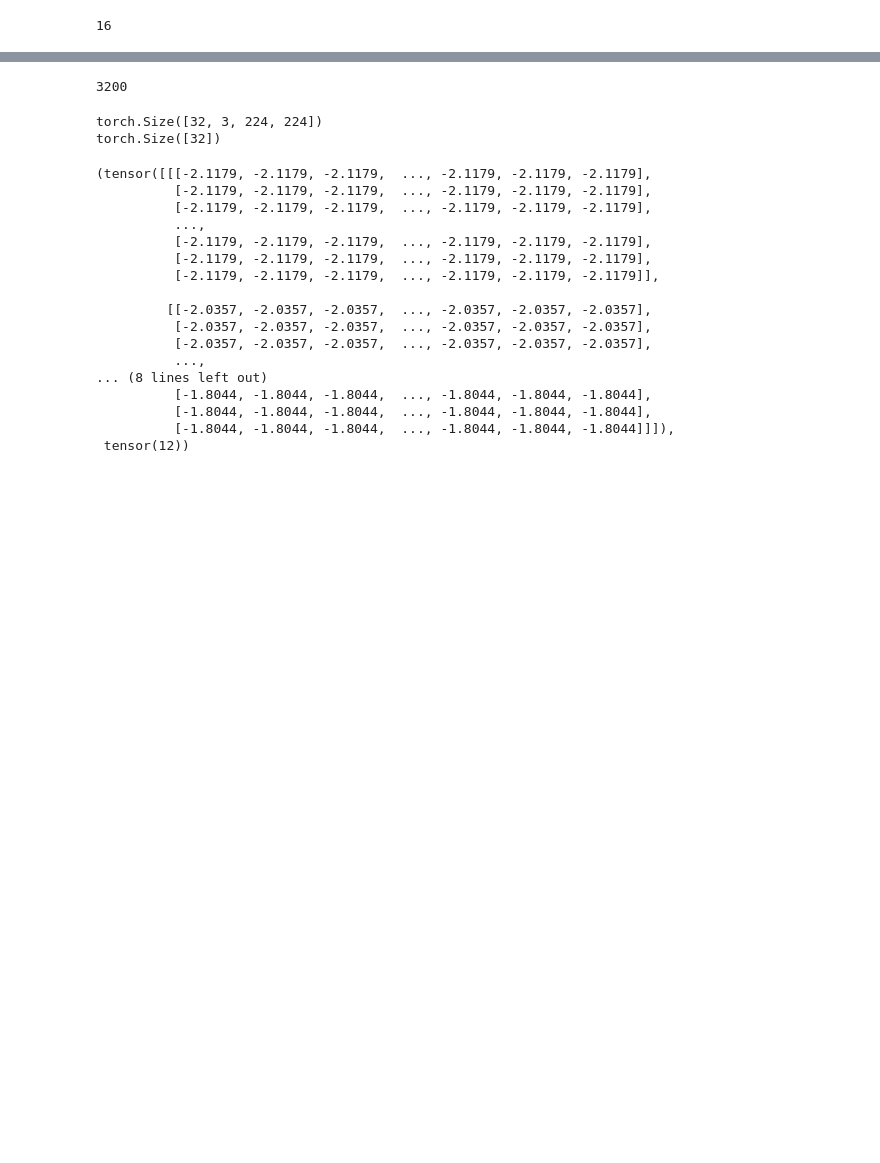
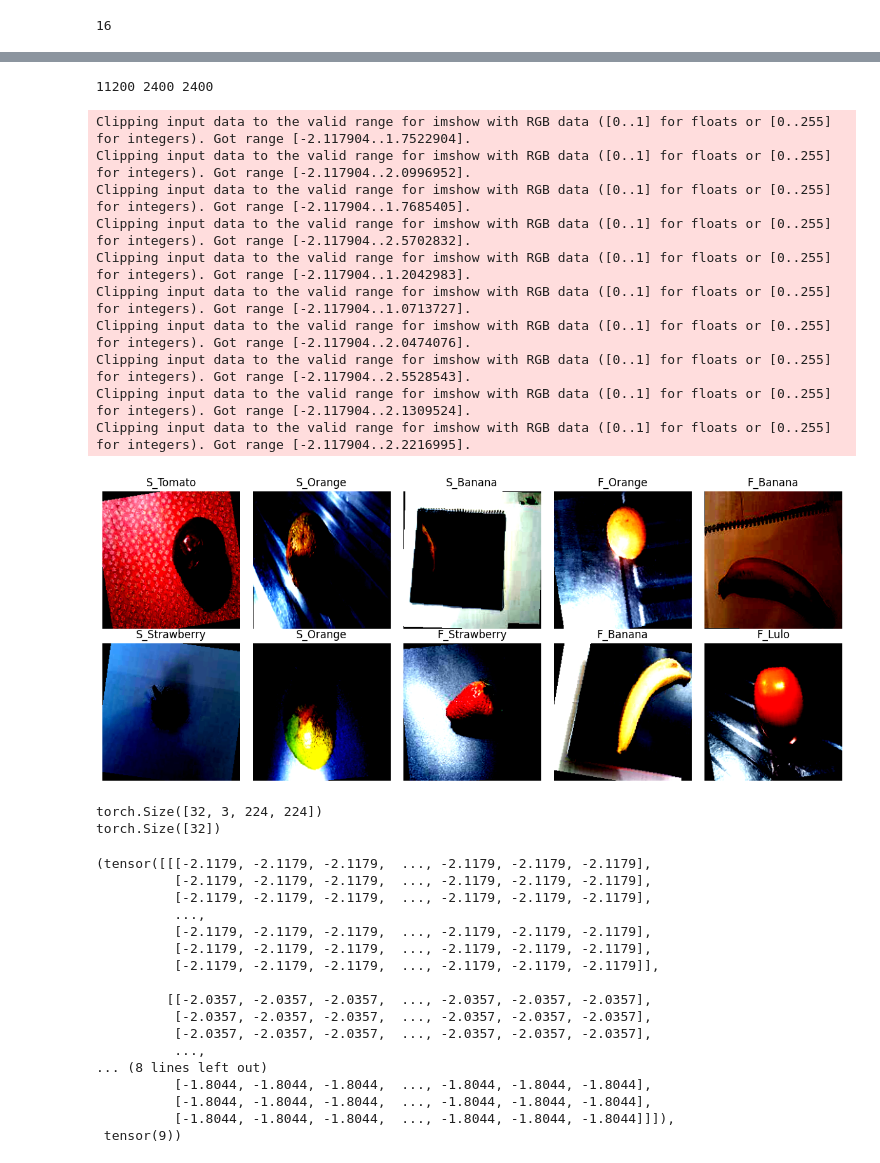
Before and after one commit to kritikacodes15/FreshHarvests_Logistics, a Jupyter notebook: training.ipynb, the cells around one changed output, grey strips where cells are left out. Drawn from its saved outputs; the diff is of its cells as text; code cells hidden in the pictures; blank space fills up the shorter version.

```diff
--- a/training.ipynb
+++ b/training.ipynb
@@ -60,5 +56,0 @@ train_size
-# %%
-val_size = int(len(dataset) - train_size)
-val_size
-# %% [output]
-3200
@@ -68 +57,11 @@ train_dataset, val_dataset = random_split(dataset, [train_size, val_size]) # spl
+# %%
+train_size = int(0.7 * len(dataset))
+val_size   = int(0.15 * len(dataset))
+test_size  = len(dataset) - train_size - val_size
+from torch.utils.data import random_split
+train_dataset, val_dataset, test_dataset = random_split(dataset, [train_size, val_size, test_size]) # splitting the image dataset into training and validataion dataset
+# %%
+print(len(train_dataset), len(val_dataset), len(test_dataset))
+# %% [output]
+11200 2400 2400
 # %%
@@ -71,3 +72,31 @@ val_loader = DataLoader(val_dataset,batch_size=32,shuffle=True)
+# %%
+## Data Visualization
+
+images, labels = next(iter(train_loader))
+
+fig, axes = plt.subplots(2, 5, figsize=(12, 5))
+
+for i, ax in enumerate(axes.flatten()):
+    img = images[i].permute(1, 2, 0)
+    ax.imshow(img)
+    ax.set_title(dataset.classes[labels[i]]
+)
+    ax.axis("off")
+
+plt.tight_layout()
+plt.show()
+# %% [output]
+Clipping input data to the valid range for imshow with RGB data ([0..1] for floats or [0..255] for integers). Got range [-2.117904..1.7522904].
+Clipping input data to the valid range for imshow with RGB data ([0..1] for floats or [0..255] for integers). Got range [-2.117904..2.0996952].
+Clipping input data to the valid range for imshow with RGB data ([0..1] for floats or [0..255] for integers). Got range [-2.117904..1.7685405].
+Clipping input data to the valid range for imshow with RGB data ([0..1] for floats or [0..255] for integers). Got range [-2.117904..2.5702832].
+Clipping input data to the valid range for imshow with RGB data ([0..1] for floats or [0..255] for integers). Got range [-2.117904..1.2042983].
+Clipping input data to the valid range for imshow with RGB data ([0..1] for floats or [0..255] for integers). Got range [-2.117904..1.0713727].
+Clipping input data to the valid range for imshow with RGB data ([0..1] for floats or [0..255] for integers). Got range [-2.117904..2.0474076].
+Clipping input data to the valid range for imshow with RGB data ([0..1] for floats or [0..255] for integers). Got range [-2.117904..2.5528543].
+Clipping input data to the valid range for imshow with RGB data ([0..1] for floats or [0..255] for integers). Got range [-2.117904..2.1309524].
+Clipping input data to the valid range for imshow with RGB data ([0..1] for floats or [0..255] for integers). Got range [-2.117904..2.2216995].
+[figure, added]
 # %%
 for images,labels in train_loader:
     print(images.shape) # torch.Size([32, 3, 224, 224]) → batch of 32 images, each with 3 color channels and size 224x224
@@ -95,7 +124,7 @@ images[31],labels[31]
           [-1.8044, -1.8044, -1.8044,  ..., -1.8044, -1.8044, -1.8044],
           [-1.8044, -1.8044, -1.8044,  ..., -1.8044, -1.8044, -1.8044],
           [-1.8044, -1.8044, -1.8044,  ..., -1.8044, -1.8044, -1.8044]]]),
- tensor(12))
+ tensor(9))
 # %%
 class FruitClassifier(nn.Module):
     def __init__(self,num_classes):
```
Also changed, not shown: parts of 7 cells of this notebook.
